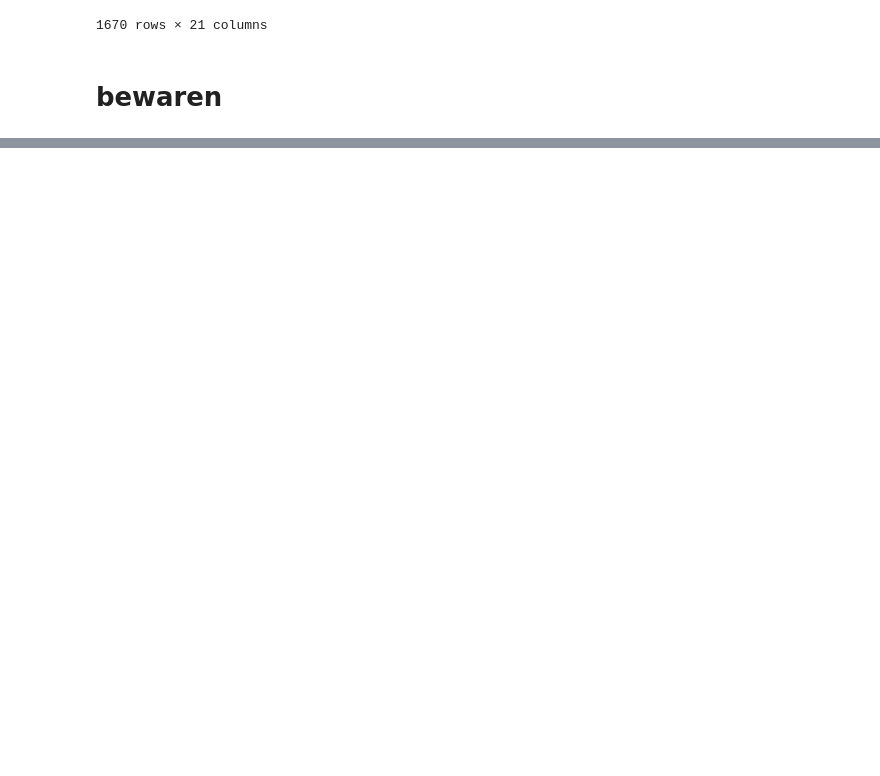
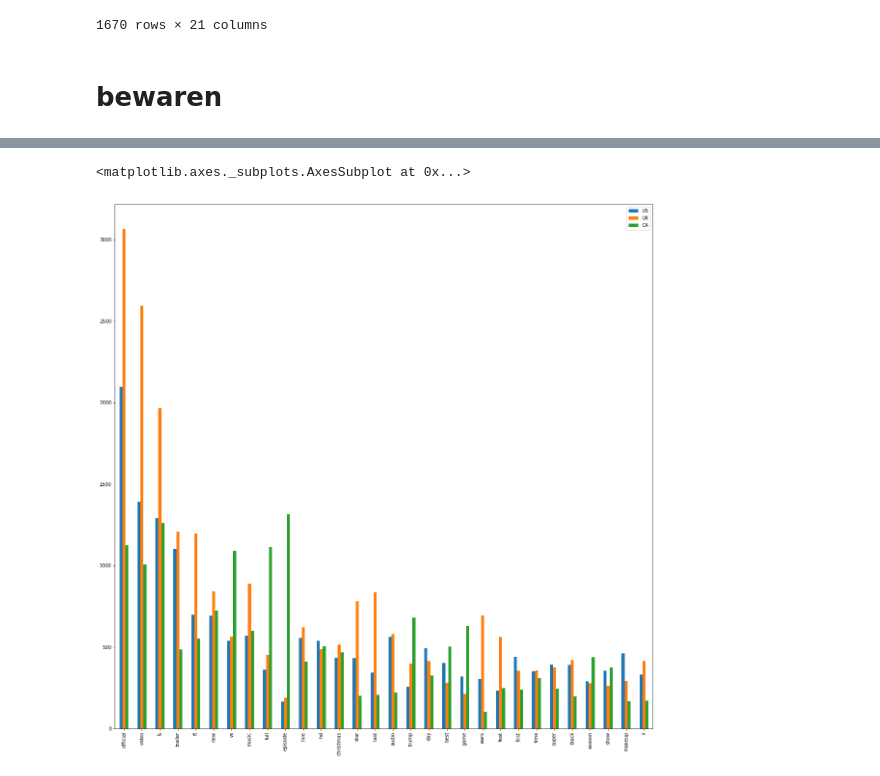
Before and after one commit to SandervWickeren/DataScience_YouTube, a Jupyter notebook: Project-YouTube.ipynb, the cells around one changed output, grey strips where cells are left out. Drawn from its saved outputs; the diff is of its cells as text; code cells hidden in the pictures; blank space fills up the shorter version.

```diff
--- a/Project-YouTube.ipynb
+++ b/Project-YouTube.ipynb
@@ -354,3 +323,27 @@ gen_word_cloud(description, 3, False)
 gen_word_cloud(description, 3, True)
 # %%
 gen_word_cloud(trending.title.values, 3, False)
+# %%
+def stripTitles(titles,country):
+    result= []
+    stop = stopwords.words("english")
+    for x in titles:
+        temp = re.sub(r"[!.\(\)\[\],\´\';\'\-:\'\"\|\/\*\?]", "", str(x).lower())
+        temp = re.sub(r" {2,}", " ", temp)
+
+        for y in temp.split(" "):
+            if y not in stop and re.fullmatch(r"\D+",y):
+                result.append(y)
+    resultDict=Counter(result)
+    words = pd.DataFrame.from_dict(resultDict,orient='index')
+    words.columns=[country]
+    return words
+US=stripTitles(trending.title.values,"US")
+CA=stripTitles(trending_CA.title.values,"CA")
+UK=stripTitles(trending_UK.title.values,"UK")
+US= US.join(CA).join(UK)
+US["total"]=US.UK+US.US+US.CA
+US.sort_values("total",ascending=False)[["US","UK","CA"]][:30].plot(kind="bar",figsize=(20,20))
+# %% [output]
+<matplotlib.axes._subplots.AxesSubplot at 0x...>
+[figure, added]
```
Also changed, not shown: parts of 8 cells of this notebook, 2 other files.
